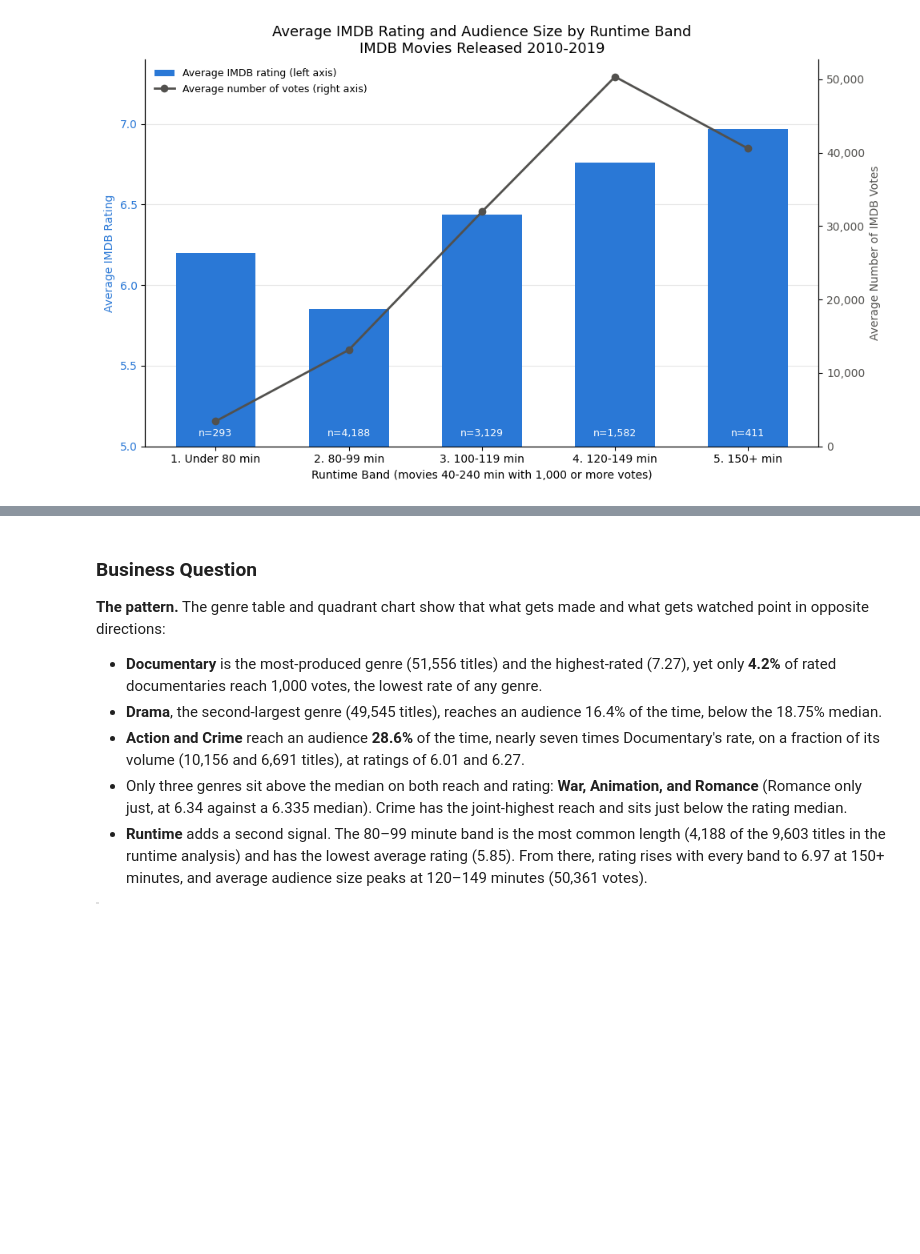
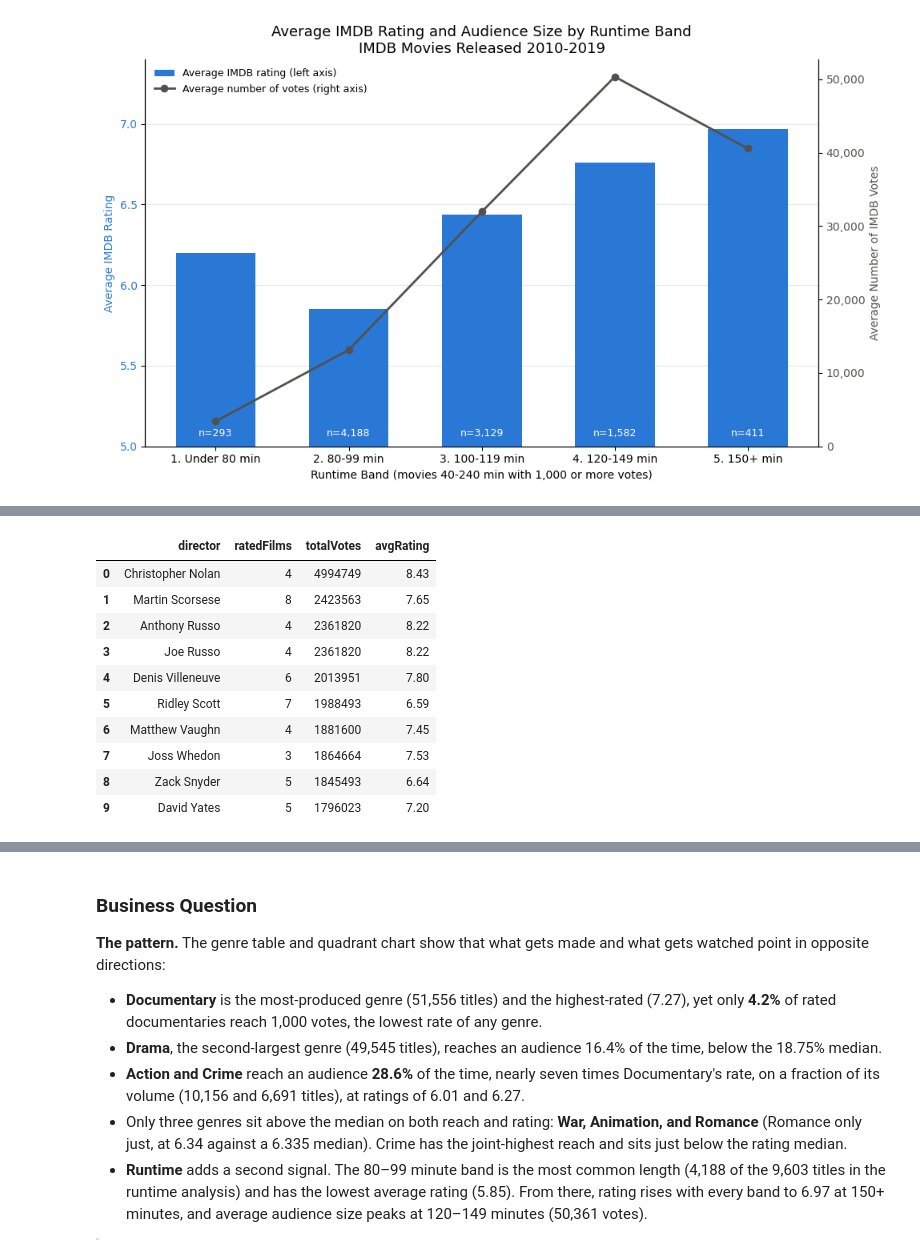
Before and after one commit to janbalangue/dsc-sql-summative-lab, a Jupyter notebook: SQLSummativeLab.ipynb, the cells around one changed output, grey strips where cells are left out. Cells and saved outputs as stored; diff of their text form; code cells hidden in the pictures; blank space fills up the shorter version.

```diff
--- a/SQLSummativeLab.ipynb
+++ b/SQLSummativeLab.ipynb
@@ -905,0 +928,66 @@ plt.show()
+# %%
+# Shared CTEs for Step 3, prepended to every query below.
+# Popularity = total IMDB votes across a director's rated 2010-2019 films.
+# DISTINCT drops the duplicate director-film rows; top_films counts a co-directed film once.
+top_director_ctes = """
+WITH director_films AS (
+    SELECT DISTINCT d.person_id, d.movie_id
+    FROM directors AS d
+    JOIN movie_basics AS b
+      ON d.movie_id = b.movie_id
+    WHERE b.start_year BETWEEN 2010 AND 2019
+),
+director_votes AS (
+    SELECT df.person_id,
+           COUNT(*) AS ratedFilms,
+           SUM(r.numvotes) AS totalVotes,
+           ROUND(AVG(r.averagerating), 2) AS avgRating
+    FROM director_films AS df
+    JOIN movie_ratings AS r
+      ON df.movie_id = r.movie_id
+    GROUP BY df.person_id
+),
+top_directors AS (
+    SELECT *
+    FROM director_votes
+    ORDER BY totalVotes DESC
+    LIMIT 10
+),
+top_films AS (
+    SELECT DISTINCT df.movie_id
+    FROM director_films AS df
+    JOIN top_directors AS t
+      ON df.person_id = t.person_id
+),
+genre_list(genre) AS (
+    VALUES ('Documentary'),('Drama'),('Comedy'),('Thriller'),('Horror'),('Action'),
+           ('Romance'),('Biography'),('Crime'),('Adventure'),('Family'),('History'),
+           ('Mystery'),('Music'),('Fantasy'),('Sci-Fi'),('Animation'),('Sport'),
+           ('War'),('Musical')
+)
+"""
+
+# The ten most popular directors
+top_directors = pd.read_sql(top_director_ctes + """
+SELECT p.primary_name AS director,
+       t.ratedFilms,
+       t.totalVotes,
+       t.avgRating
+FROM top_directors AS t
+JOIN persons AS p
+  ON t.person_id = p.person_id
+ORDER BY t.totalVotes DESC, director;
+""", conn4)
+top_directors
+# %% [output]
+|  | director | ratedFilms | totalVotes | avgRating |
+| 0 | Christopher Nolan | 4 | 4994749 | 8.43 |
+| 1 | Martin Scorsese | 8 | 2423563 | 7.65 |
+| 2 | Anthony Russo | 4 | 2361820 | 8.22 |
+| 3 | Joe Russo | 4 | 2361820 | 8.22 |
+| 4 | Denis Villeneuve | 6 | 2013951 | 7.80 |
+| 5 | Ridley Scott | 7 | 1988493 | 6.59 |
+| 6 | Matthew Vaughn | 4 | 1881600 | 7.45 |
+| 7 | Joss Whedon | 3 | 1864664 | 7.53 |
+| 8 | Zack Snyder | 5 | 1845493 | 6.64 |
+| 9 | David Yates | 5 | 1796023 | 7.20 |
```
Also changed, not shown: parts of 9 cells of this notebook, 1 other file.
